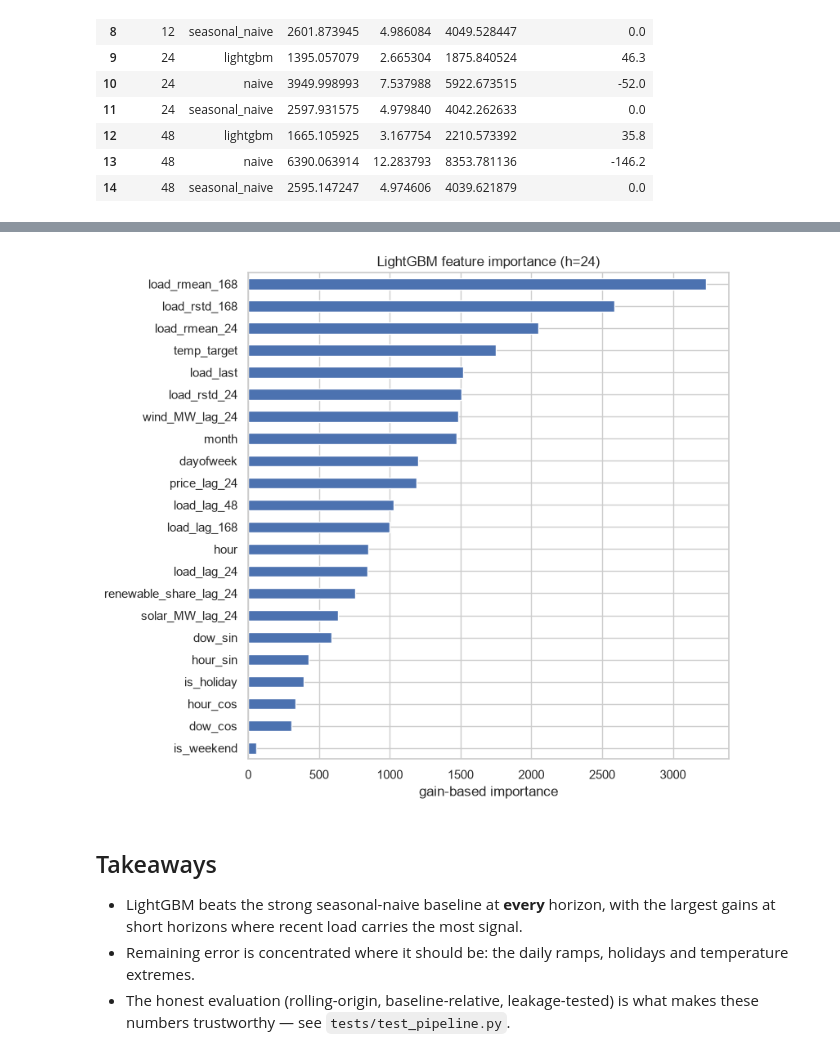
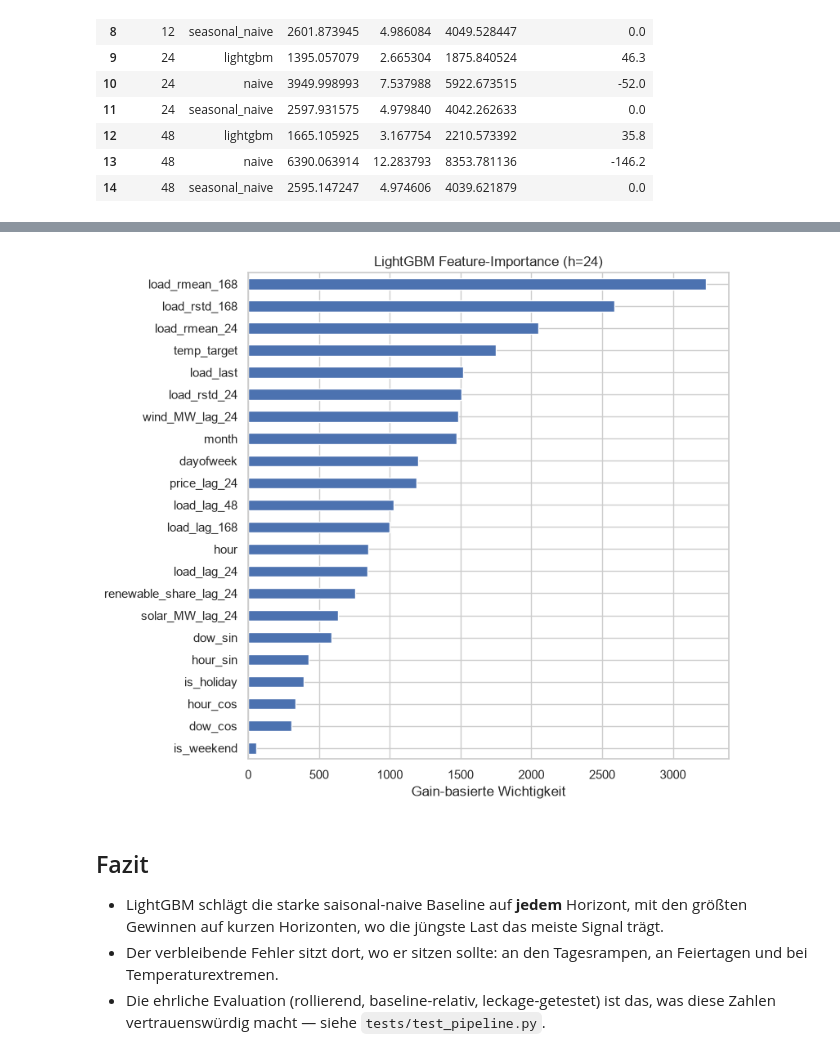
Before and after one commit to pat-olhed/energy, a Jupyter notebook: notebooks/02_modeling.ipynb, the cells around one changed output, grey strips where cells are left out. Cells and saved outputs as stored; diff of their text form; code cells hidden in the pictures.

```diff
--- a/notebooks/02_modeling.ipynb
+++ b/notebooks/02_modeling.ipynb
@@ -128,18 +162,18 @@ Feature importances from a LightGBM fit on the full history at the 24h horizon.
 # %%
 X, y = features.make_supervised(df, horizon=24)
 fitted = model.train_lgbm(X, y)
 imp = pd.Series(fitted.feature_importances_, index=X.columns).sort_values()
 ax = imp.plot.barh(figsize=(8, 7))
-ax.set(title="LightGBM feature importance (h=24)", xlabel="gain-based importance")
+ax.set(title="LightGBM Feature-Importance (h=24)", xlabel="Gain-basierte Wichtigkeit")
 plt.tight_layout(); plt.show()
 # %% [output]
-[figure, old version]
+[figure, new version]
 # %% [markdown]
-## Takeaways
+## Fazit
 
-- LightGBM beats the strong seasonal-naive baseline at **every** horizon, with the
-  largest gains at short horizons where recent load carries the most signal.
-- Remaining error is concentrated where it should be: the daily ramps, holidays and
-  temperature extremes.
-- The honest evaluation (rolling-origin, baseline-relative, leakage-tested) is what
-  makes these numbers trustworthy — see `tests/test_pipeline.py`.
+- LightGBM schlägt die starke saisonal-naive Baseline auf **jedem** Horizont, mit den
+  größten Gewinnen auf kurzen Horizonten, wo die jüngste Last das meiste Signal trägt.
+- Der verbleibende Fehler sitzt dort, wo er sitzen sollte: an den Tagesrampen, an
+  Feiertagen und bei Temperaturextremen.
+- Die ehrliche Evaluation (rollierend, baseline-relativ, leckage-getestet) ist das, was
+  diese Zahlen vertrauenswürdig macht — siehe `tests/test_pipeline.py`.
```
Also changed, not shown: parts of 10 cells of this notebook, 1 other file.
